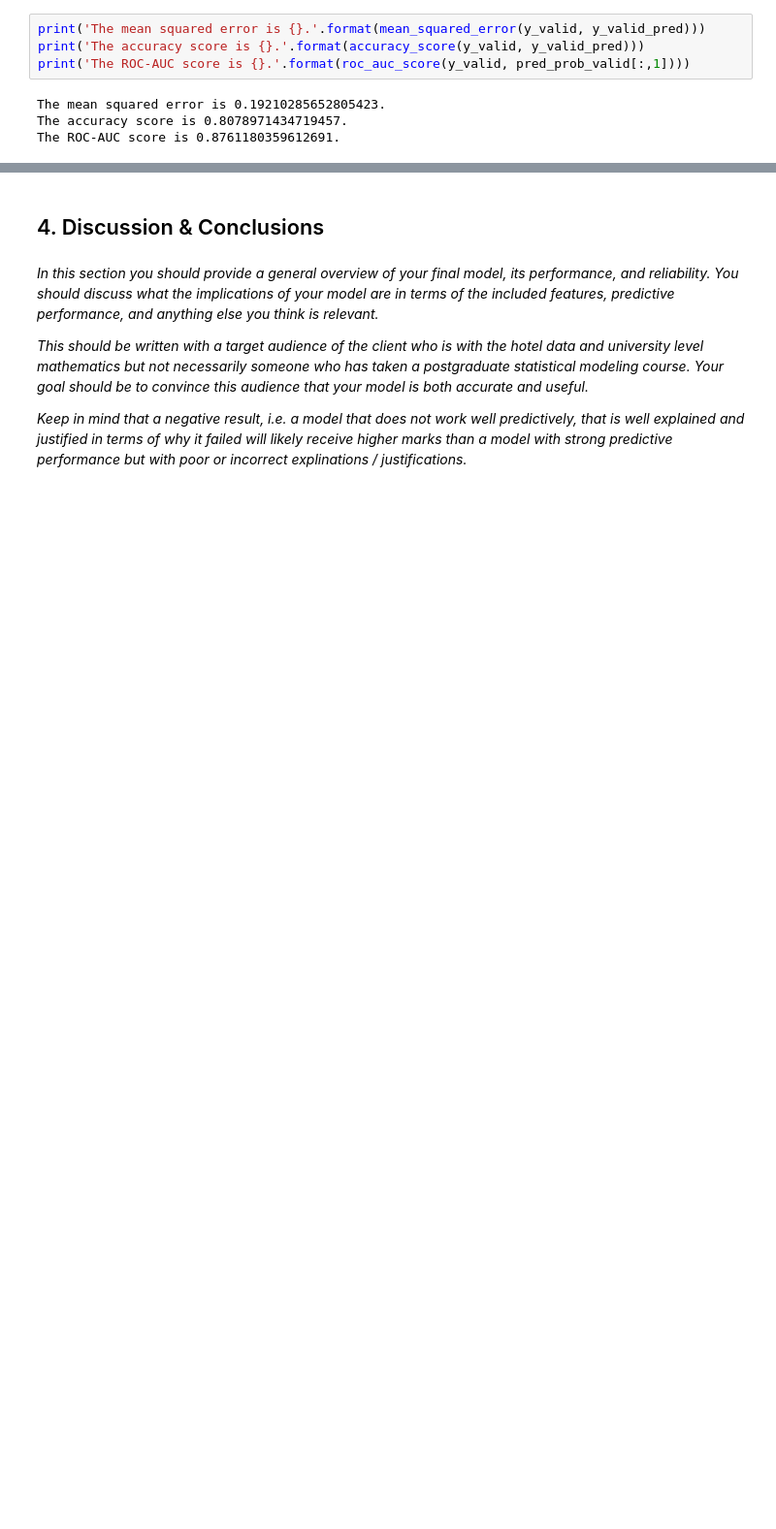
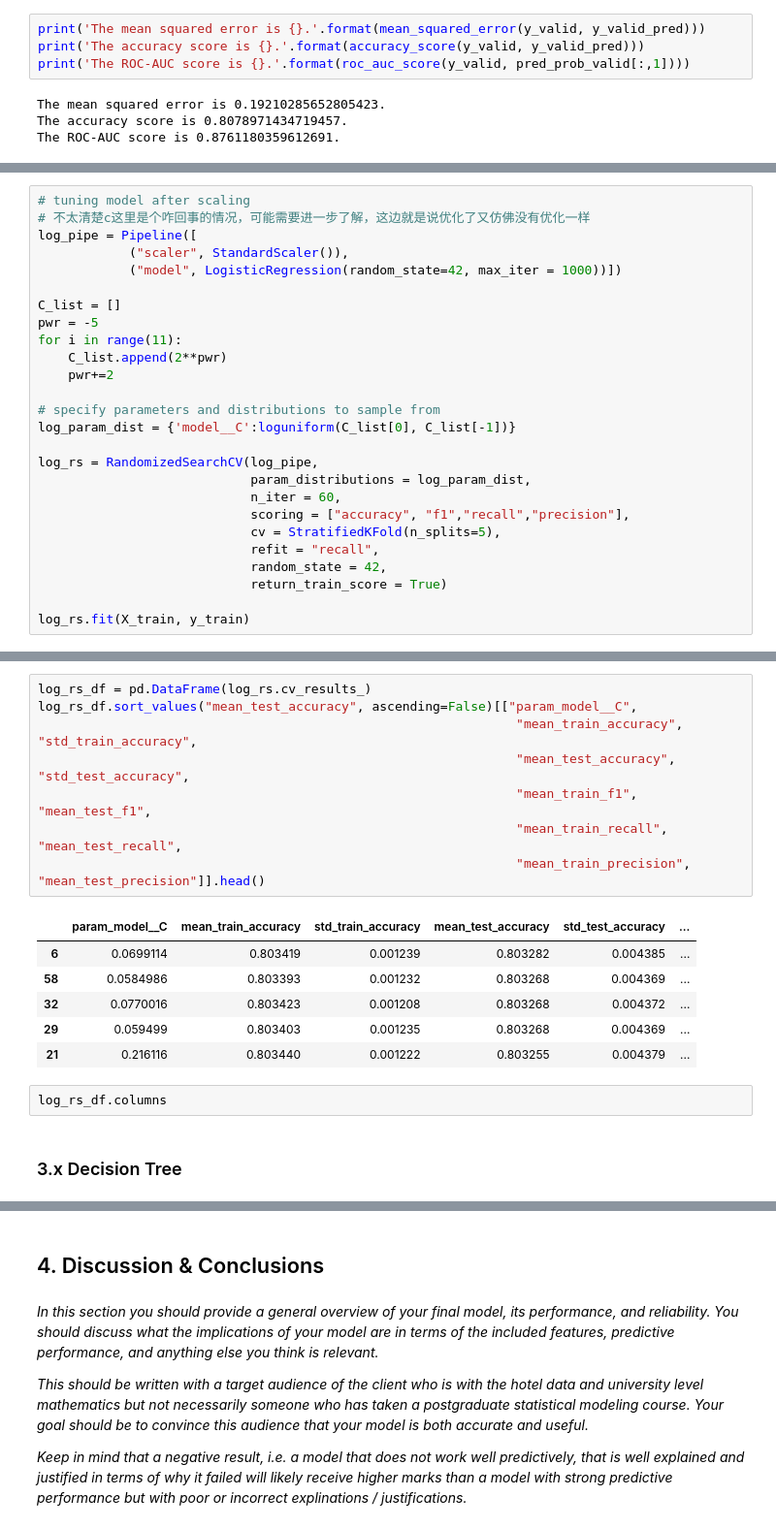
Before and after one commit to AngeloYin0826/MLP_project2, a Jupyter notebook: proj2.ipynb, the cells around one changed output, grey strips where cells are left out. Shown at 97% size. Saved outputs shown, nothing was run; the diff lists cells and outputs as text; blank space fills up the shorter version.

Commit message:
logistic model tuning almost finished & initial decision tree model finished

```diff
--- a/proj2.ipynb
+++ b/proj2.ipynb
@@ -493,0 +531,26 @@ The ROC-AUC score is 0.8761180359612691.
+# %%
+# tuning model after scaling
+# 不太清楚c这里是个咋回事的情况，可能需要进一步了解，这边就是说优化了又仿佛没有优化一样
+log_pipe = Pipeline([
+            ("scaler", StandardScaler()),
+            ("model", LogisticRegression(random_state=42, max_iter = 1000))])
+
+C_list = []
+pwr = -5
+for i in range(11):
+    C_list.append(2**pwr)
+    pwr+=2
+
+# specify parameters and distributions to sample from
+log_param_dist = {'model__C':loguniform(C_list[0], C_list[-1])}
+
+log_rs = RandomizedSearchCV(log_pipe,
+                            param_distributions = log_param_dist,
+                            n_iter = 60,
+                            scoring = ["accuracy", "f1","recall","precision"],
+                            cv = StratifiedKFold(n_splits=5),
+                            refit = "recall",
+                            random_state = 42,
+                            return_train_score = True)
+
+log_rs.fit(X_train, y_train)
@@ -493,0 +567,19 @@ The ROC-AUC score is 0.8761180359612691.
+# %%
+log_rs_df = pd.DataFrame(log_rs.cv_results_)
+log_rs_df.sort_values("mean_test_accuracy", ascending=False)[["param_model__C",
+                                                               "mean_train_accuracy", "std_train_accuracy",
+                                                               "mean_test_accuracy", "std_test_accuracy",
+                                                               "mean_train_f1", "mean_test_f1",
+                                                               "mean_train_recall", "mean_test_recall",
+                                                               "mean_train_precision", "mean_test_precision"]].head()
+# %% [output]
+|  | param_model__C | mean_train_accuracy | std_train_accuracy | mean_test_accuracy | std_test_accuracy | ... |
+| 6 | 0.0699114 | 0.803419 | 0.001239 | 0.803282 | 0.004385 | ... |
+| 58 | 0.0584986 | 0.803393 | 0.001232 | 0.803268 | 0.004369 | ... |
+| 32 | 0.0770016 | 0.803423 | 0.001208 | 0.803268 | 0.004372 | ... |
+| 29 | 0.059499 | 0.803403 | 0.001235 | 0.803268 | 0.004369 | ... |
+| 21 | 0.216116 | 0.803440 | 0.001222 | 0.803255 | 0.004379 | ... |
+# %%
+log_rs_df.columns
+# %% [markdown]
+### 3.x Decision Tree
```
Also changed, not shown: parts of 18 cells of this notebook.
